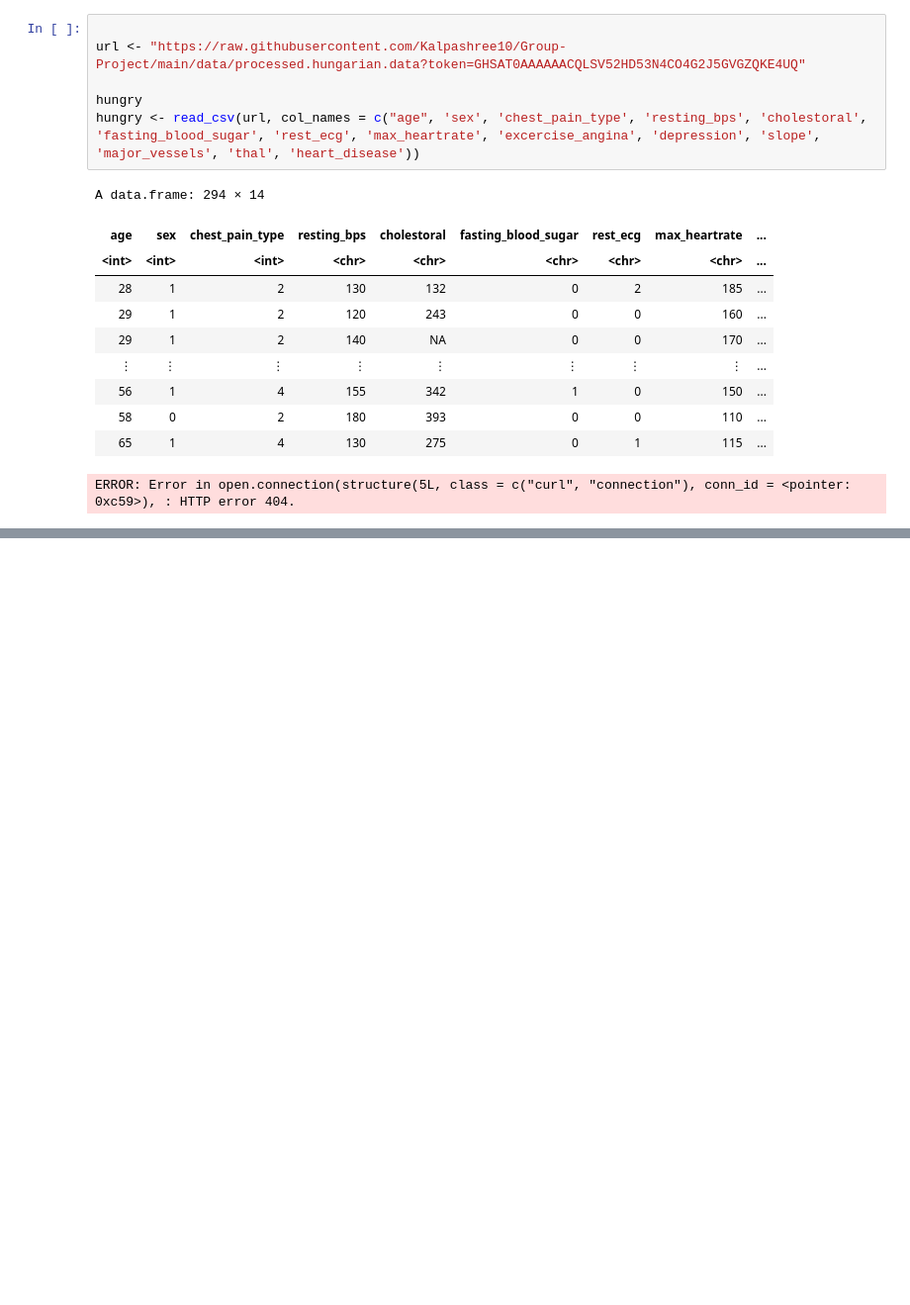
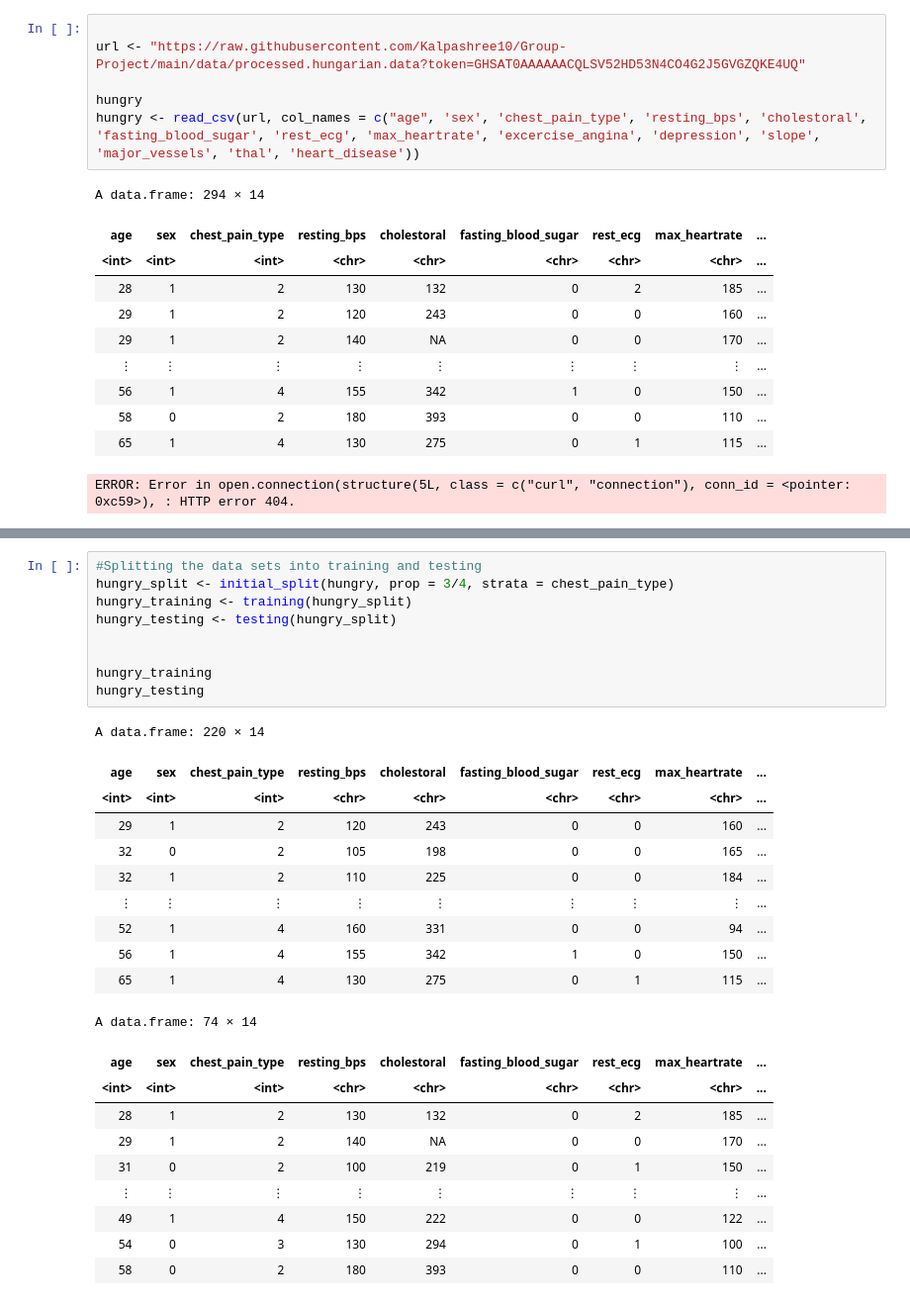
Before and after one commit to Kalpashree10/Group-Project, a Jupyter notebook: ProjectMain.ipynb, the cells around one changed output, grey strips where cells are left out. Shown at 99% size. Saved outputs shown, nothing was run; the diff lists cells and outputs as text; blank space fills up the shorter version.

Commit message:
Split cell up into parts

```diff
--- a/ProjectMain.ipynb
+++ b/ProjectMain.ipynb
@@ -202,0 +229,30 @@ A tibble: 1 × 6
+# %%
+#Splitting the data sets into training and testing
+hungry_split <- initial_split(hungry, prop = 3/4, strata = chest_pain_type)
+hungry_training <- training(hungry_split)
+hungry_testing <- testing(hungry_split)
+
+
+hungry_training
+hungry_testing
+# %% [output]
+A data.frame: 220 × 14
+| age | sex | chest_pain_type | resting_bps | cholestoral | fasting_blood_sugar | rest_ecg | max_heartrate | ... |
+| <int> | <int> | <int> | <chr> | <chr> | <chr> | <chr> | <chr> | ... |
+| 29 | 1 | 2 | 120 | 243 | 0 | 0 | 160 | ... |
+| 32 | 0 | 2 | 105 | 198 | 0 | 0 | 165 | ... |
+| 32 | 1 | 2 | 110 | 225 | 0 | 0 | 184 | ... |
+| ⋮ | ⋮ | ⋮ | ⋮ | ⋮ | ⋮ | ⋮ | ⋮ | ... |
+| 52 | 1 | 4 | 160 | 331 | 0 | 0 | 94 | ... |
+| 56 | 1 | 4 | 155 | 342 | 1 | 0 | 150 | ... |
+| 65 | 1 | 4 | 130 | 275 | 0 | 1 | 115 | ... |
+A data.frame: 74 × 14
+| age | sex | chest_pain_type | resting_bps | cholestoral | fasting_blood_sugar | rest_ecg | max_heartrate | ... |
+| <int> | <int> | <int> | <chr> | <chr> | <chr> | <chr> | <chr> | ... |
+| 28 | 1 | 2 | 130 | 132 | 0 | 2 | 185 | ... |
+| 29 | 1 | 2 | 140 | NA | 0 | 0 | 170 | ... |
+| 31 | 0 | 2 | 100 | 219 | 0 | 1 | 150 | ... |
+| ⋮ | ⋮ | ⋮ | ⋮ | ⋮ | ⋮ | ⋮ | ⋮ | ... |
+| 49 | 1 | 4 | 150 | 222 | 0 | 0 | 122 | ... |
+| 54 | 0 | 3 | 130 | 294 | 0 | 1 | 100 | ... |
+| 58 | 0 | 2 | 180 | 393 | 0 | 0 | 110 | ... |
```
Also changed, not shown: parts of 6 cells of this notebook.
